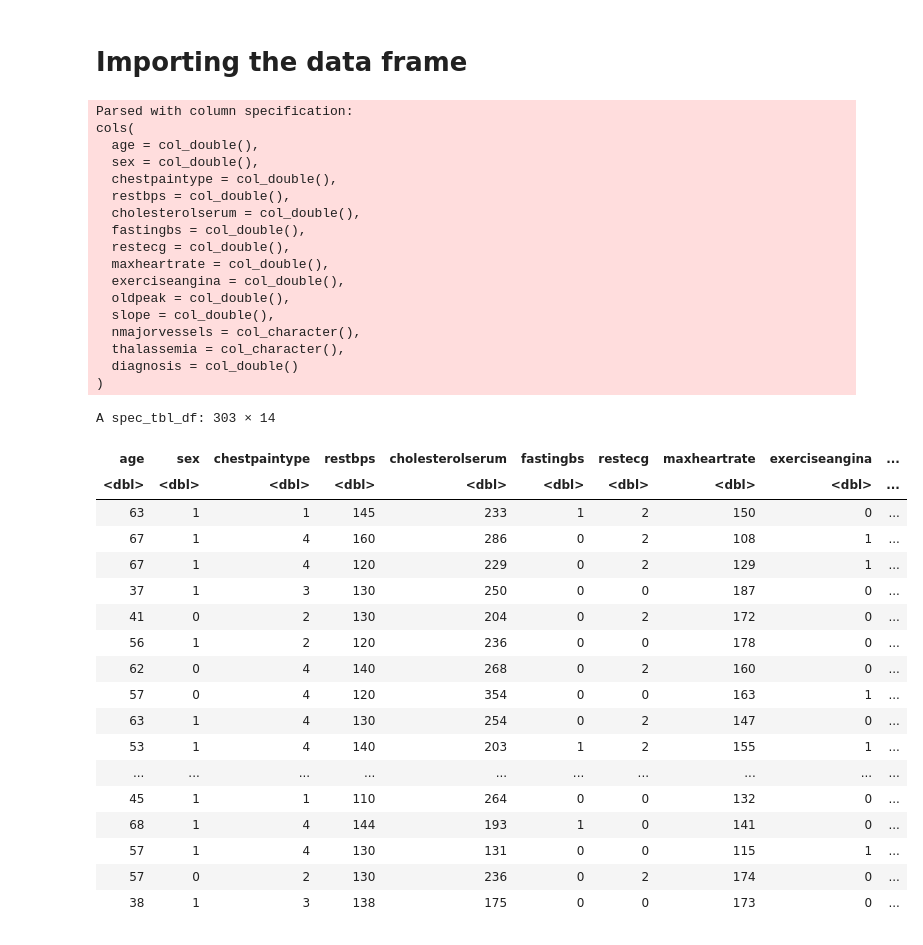
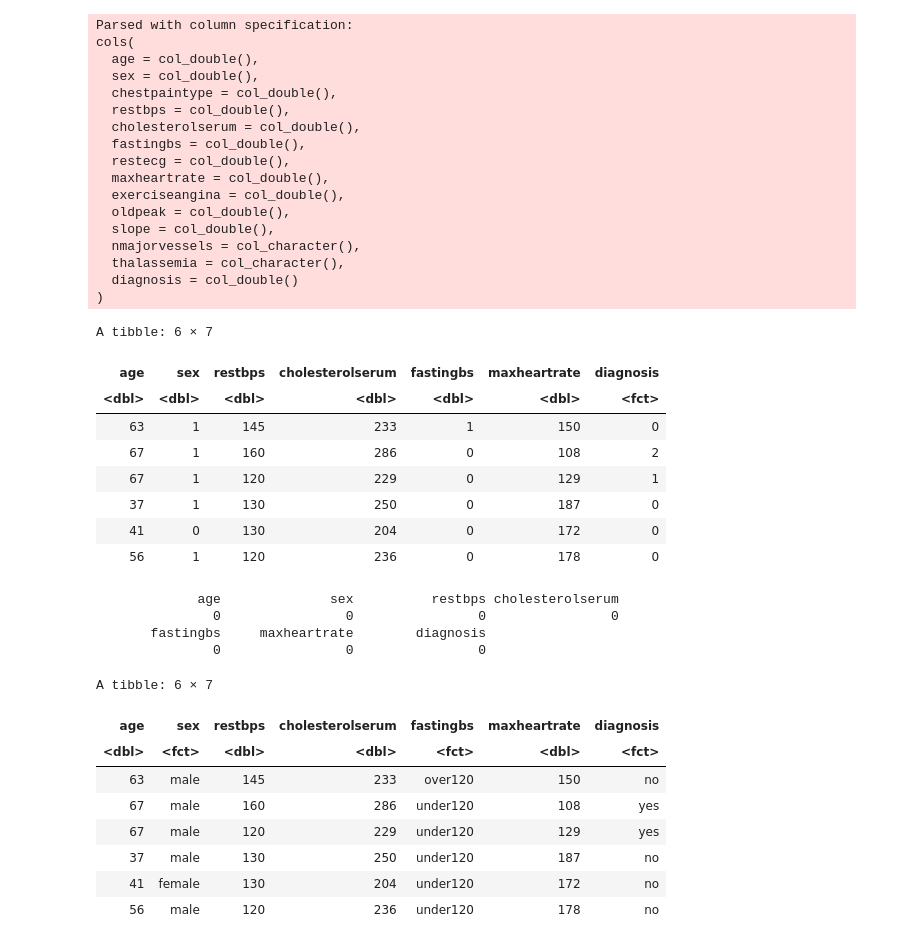
Before and after one commit to laurent-mt/dsci100project, a Jupyter notebook: code.ipynb, the cells around one changed output. Saved outputs shown, nothing was run; the diff lists cells and outputs as text; code cells hidden in the pictures.

Commit message:
Cleaned, wrangled and plotted data
It is missing stuff

```diff
--- a/code.ipynb
+++ b/code.ipynb
@@ -26,49 +18,64 @@ The following objects are masked from ‘package:base’:
-# %% [markdown]
-# Importing the data frame
 # %%
-data <- read_csv("https://archive.ics.uci.edu/ml/machine-learning-databases/heart-disease/processed.cleveland.data",
+#Loading data into R, selecting interested columns and previewing first 6 rows
+heart <- read_csv("https://archive.ics.uci.edu/ml/machine-learning-databases/heart-disease/processed.cleveland.data",
                  col_names = c("age", "sex", "chestpaintype", "restbps",
                                "cholesterolserum", "fastingbs", "restecg",
                                "maxheartrate", "exerciseangina", "oldpeak",
                                "slope", "nmajorvessels", "thalassemia",
                                "diagnosis"))                                %>%
-        mutate(diagnosis = as_factor(diagnosis))
+        mutate(diagnosis = as_factor(diagnosis)) %>%
+select(age, sex, restbps, cholesterolserum, fastingbs, maxheartrate, diagnosis)
 
-data
+head(heart)
+
+#Looking at how many missing values are in each variable:
+colSums(is.na(heart))
 # %% [output]
 Parsed with column specification:
 cols(
   age = col_double(),
   sex = col_double(),
   chestpaintype = col_double(),
   restbps = col_double(),
   cholesterolserum = col_double(),
   fastingbs = col_double(),
   restecg = col_double(),
   maxheartrate = col_double(),
   exerciseangina = col_double(),
   oldpeak = col_double(),
   slope = col_double(),
   nmajorvessels = col_character(),
   thalassemia = col_character(),
   diagnosis = col_double()
 )
-A spec_tbl_df: 303 × 14
+A tibble: 6 × 7
-| age | sex | chestpaintype | restbps | cholesterolserum | fastingbs | restecg | maxheartrate | exerciseangina | ... |
-| <dbl> | <dbl> | <dbl> | <dbl> | <dbl> | <dbl> | <dbl> | <dbl> | <dbl> | ... |
-| 63 | 1 | 1 | 145 | 233 | 1 | 2 | 150 | 0 | ... |
-| 67 | 1 | 4 | 160 | 286 | 0 | 2 | 108 | 1 | ... |
-| 67 | 1 | 4 | 120 | 229 | 0 | 2 | 129 | 1 | ... |
-| 37 | 1 | 3 | 130 | 250 | 0 | 0 | 187 | 0 | ... |
-| 41 | 0 | 2 | 130 | 204 | 0 | 2 | 172 | 0 | ... |
-| 56 | 1 | 2 | 120 | 236 | 0 | 0 | 178 | 0 | ... |
-| 62 | 0 | 4 | 140 | 268 | 0 | 2 | 160 | 0 | ... |
-| 57 | 0 | 4 | 120 | 354 | 0 | 0 | 163 | 1 | ... |
-| 63 | 1 | 4 | 130 | 254 | 0 | 2 | 147 | 0 | ... |
-| 53 | 1 | 4 | 140 | 203 | 1 | 2 | 155 | 1 | ... |
-| ... | ... | ... | ... | ... | ... | ... | ... | ... | ... |
-| 45 | 1 | 1 | 110 | 264 | 0 | 0 | 132 | 0 | ... |
-| 68 | 1 | 4 | 144 | 193 | 1 | 0 | 141 | 0 | ... |
-| 57 | 1 | 4 | 130 | 131 | 0 | 0 | 115 | 1 | ... |
-| 57 | 0 | 2 | 130 | 236 | 0 | 2 | 174 | 0 | ... |
-| 38 | 1 | 3 | 138 | 175 | 0 | 0 | 173 | 0 | ... |
+| age | sex | restbps | cholesterolserum | fastingbs | maxheartrate | diagnosis |
+| <dbl> | <dbl> | <dbl> | <dbl> | <dbl> | <dbl> | <fct> |
+| 63 | 1 | 145 | 233 | 1 | 150 | 0 |
+| 67 | 1 | 160 | 286 | 0 | 108 | 2 |
+| 67 | 1 | 120 | 229 | 0 | 129 | 1 |
+| 37 | 1 | 130 | 250 | 0 | 187 | 0 |
+| 41 | 0 | 130 | 204 | 0 | 172 | 0 |
+| 56 | 1 | 120 | 236 | 0 | 178 | 0 |
+             age              sex          restbps cholesterolserum
+               0                0                0                0
+       fastingbs     maxheartrate        diagnosis
+               0                0                0
+# %%
+# Since values other than 0 for diagnosis means presence of heart disease, 1-4 values are lumped into 1.
+#Sex and diagnosis factors are also recoded to ease understanding of their values and converted into factors for graphing.
+heart_disease <- mutate(heart, diagnosis = fct_lump(diagnosis, other_level = "1")) %>%
+  mutate(sex = recode_factor(sex, `1` = "male", `0` = "female" ),
+         diagnosis = recode_factor(diagnosis, `1`= "yes",`0` = "no"),
+        fastingbs = recode_factor(fastingbs, `1`= "over120", `0` = "under120"))
+head(heart_disease)
+# %% [output]
+A tibble: 6 × 7
+| age | sex | restbps | cholesterolserum | fastingbs | maxheartrate | diagnosis |
+| <dbl> | <fct> | <dbl> | <dbl> | <fct> | <dbl> | <fct> |
+| 63 | male | 145 | 233 | over120 | 150 | no |
+| 67 | male | 160 | 286 | under120 | 108 | yes |
+| 67 | male | 120 | 229 | under120 | 129 | yes |
+| 37 | male | 130 | 250 | under120 | 187 | no |
+| 41 | female | 130 | 204 | under120 | 172 | no |
+| 56 | male | 120 | 236 | under120 | 178 | no |
```
Also changed, not shown: parts of 4 cells of this notebook.
